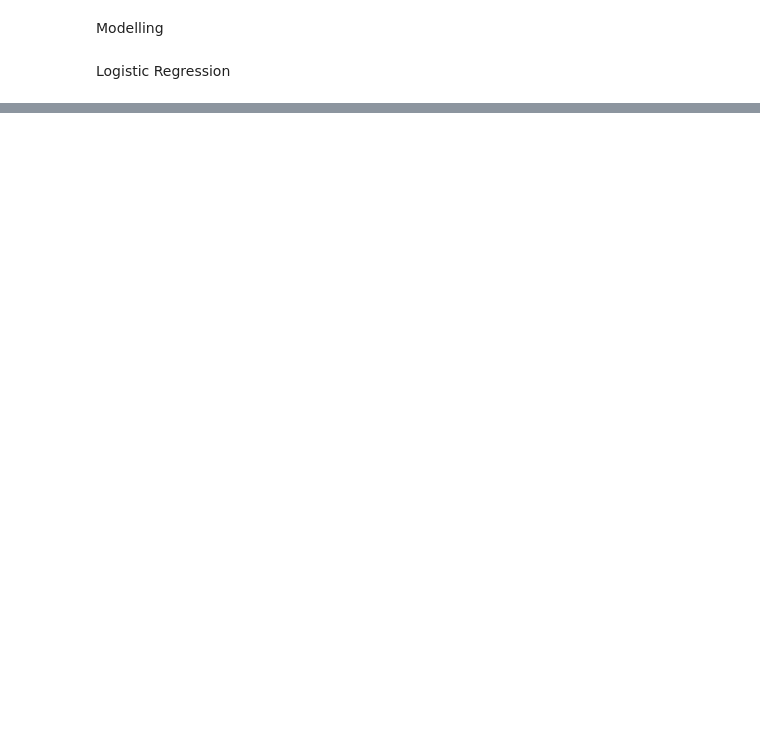
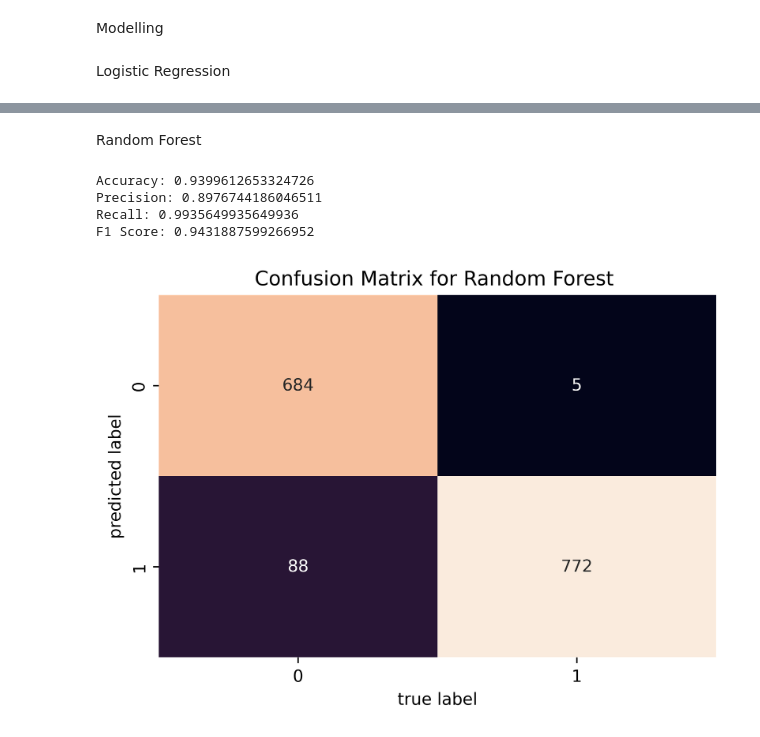
Before and after one commit to sidharthvnair02/Fake-News-Detection, a Jupyter notebook: Data Cleaning/cleaning.ipynb, the cells around one changed output, grey strips where cells are left out. Saved outputs shown, nothing was run; the diff lists cells and outputs as text; code cells hidden in the pictures; blank space fills up the shorter version.

```diff
--- a/Data Cleaning/cleaning.ipynb
+++ b/Data Cleaning/cleaning.ipynb
@@ -454,0 +415,45 @@ Successfully installed imbalanced-learn-0.10.1 imblearn-0.0 joblib-1.2.0
+# %% [markdown]
+Random Forest
+# %%
+
+from sklearn.ensemble import RandomForestClassifier
+
+# Split data into training and testing sets
+X_train, X_test, y_train, y_test = train_test_split(X_resampled, y_resampled, test_size=0.3, random_state=42)
+
+# Train random forest model
+rf = RandomForestClassifier()
+rf.fit(X_train, y_train)
+
+# Predict on test data
+y_pred = rf.predict(X_test)
+
+# Evaluate model
+accuracy = accuracy_score(y_test, y_pred)
+precision = precision_score(y_test, y_pred)
+recall = recall_score(y_test, y_pred)
+f1 = f1_score(y_test, y_pred)
+
+print("Accuracy: {}".format(accuracy))
+print("Precision: {}".format(precision))
+print("Recall: {}".format(recall))
+print("F1 Score: {}".format(f1))
+
+
+
+
+plt.figure(dpi=600)
+mat = confusion_matrix(y_test,y_pred)
+sns.heatmap(mat.T, annot=True, fmt='d', cbar=False)
+
+plt.title('Confusion Matrix for Random Forest ')
+plt.xlabel('true label')
+plt.ylabel('predicted label')
+plt.savefig("confusion_matrix.png")
+plt.show()
+# %% [output]
+Accuracy: 0.9399612653324726
+Precision: 0.8976744186046511
+Recall: 0.9935649935649936
+F1 Score: 0.9431887599266952
+[figure, added]
```
Also changed, not shown: parts of 22 cells of this notebook, 1 other file.
